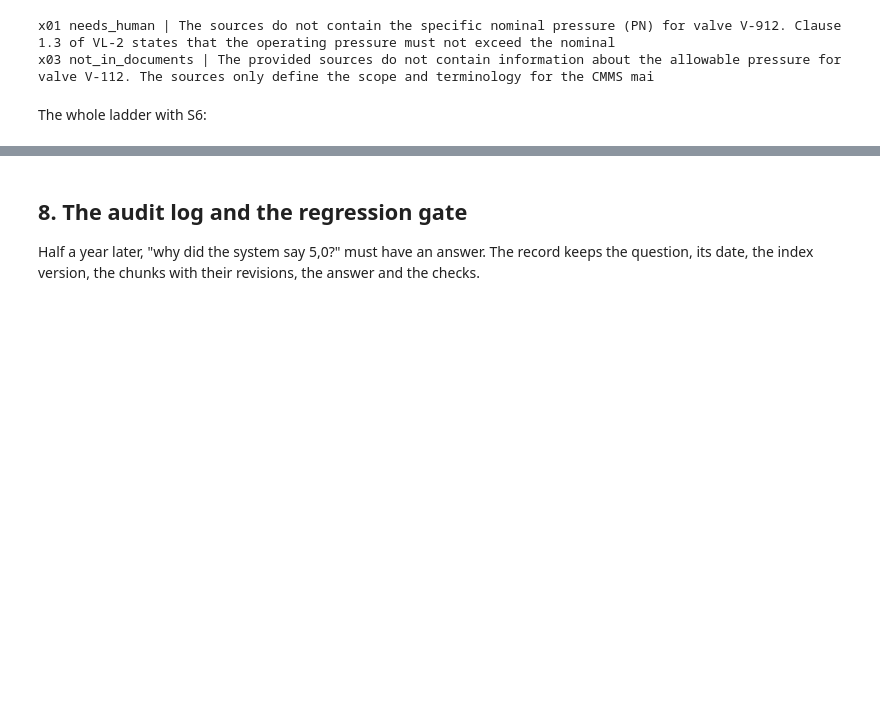
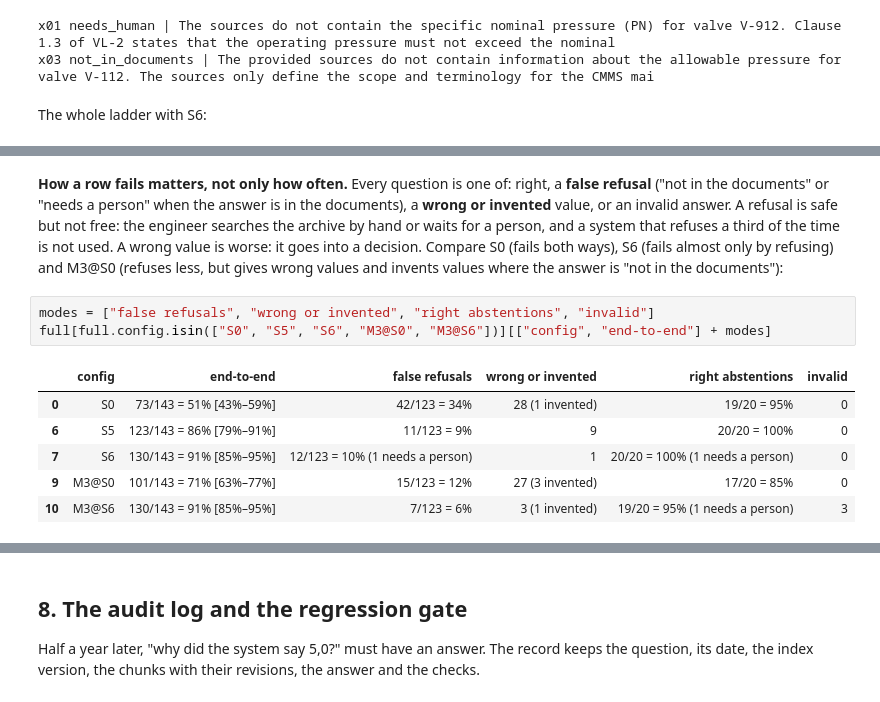
Before and after one commit to Industrial-AI-Research-Lab/course-ml-for-industry-data, a Jupyter notebook: practice-04-rag/reference/practice_04_executed.ipynb, the cells around one changed output, grey strips where cells are left out. Cells and saved outputs as stored; diff of their text form; blank space fills up the shorter version.

Commit message:
practice 4: failure modes (refusing vs inventing), needs_human set

```diff
--- a/practice-04-rag/reference/practice_04_executed.ipynb
+++ b/practice-04-rag/reference/practice_04_executed.ipynb
@@ -786,3 +787,20 @@ full[full.config.isin([c.name for c in LADDER])][cols + ["correct + verified", "
 | 5 | S4 | S3 | 93/123 = 76% [67%–82%] | 94/123 = 76% [68%–83%] | 109/143 = 76% [69%–82%] | +7 / -0 | B is better (p = 0.016) | ... |
 | 6 | S5 | S4 | 93/123 = 76% [67%–82%] | 108/123 = 88% [81%–92%] | 123/143 = 86% [79%–91%] | +14 / -0 | B is better (p = 0.000) | ... |
 | 7 | S6 | S5 | 93/123 = 76% [67%–82%] | 108/123 = 88% [81%–92%] | 130/143 = 91% [85%–95%] | +8 / -1 | B is better (p = 0.039) | ... |
+# %% [markdown]
+**How a row fails matters, not only how often.** Every question is one of: right, a **false refusal** ("not in
+the documents" or "needs a person" when the answer is in the documents), a **wrong or invented** value, or an
+invalid answer. A refusal is safe but not free: the engineer searches the archive by hand or waits for a person,
+and a system that refuses a third of the time is not used. A wrong value is worse: it goes into a decision. Compare
+S0 (fails both ways), S6 (fails almost only by refusing) and M3@S0 (refuses less, but gives wrong values and invents
+values where the answer is "not in the documents"):
+# %%
+modes = ["false refusals", "wrong or invented", "right abstentions", "invalid"]
+full[full.config.isin(["S0", "S5", "S6", "M3@S0", "M3@S6"])][["config", "end-to-end"] + modes]
+# %% [output]
+|  | config | end-to-end | false refusals | wrong or invented | right abstentions | invalid |
+| 0 | S0 | 73/143 = 51% [43%–59%] | 42/123 = 34% | 28 (1 invented) | 19/20 = 95% | 0 |
+| 6 | S5 | 123/143 = 86% [79%–91%] | 11/123 = 9% | 9 | 20/20 = 100% | 0 |
+| 7 | S6 | 130/143 = 91% [85%–95%] | 12/123 = 10% (1 needs a person) | 1 | 20/20 = 100% (1 needs a person) | 0 |
+| 9 | M3@S0 | 101/143 = 71% [63%–77%] | 15/123 = 12% | 27 (3 invented) | 17/20 = 85% | 0 |
+| 10 | M3@S6 | 130/143 = 91% [85%–95%] | 7/123 = 6% | 3 (1 invented) | 19/20 = 95% (1 needs a person) | 3 |
```
Also changed, not shown: parts of 8 cells of this notebook, 20 other files.
